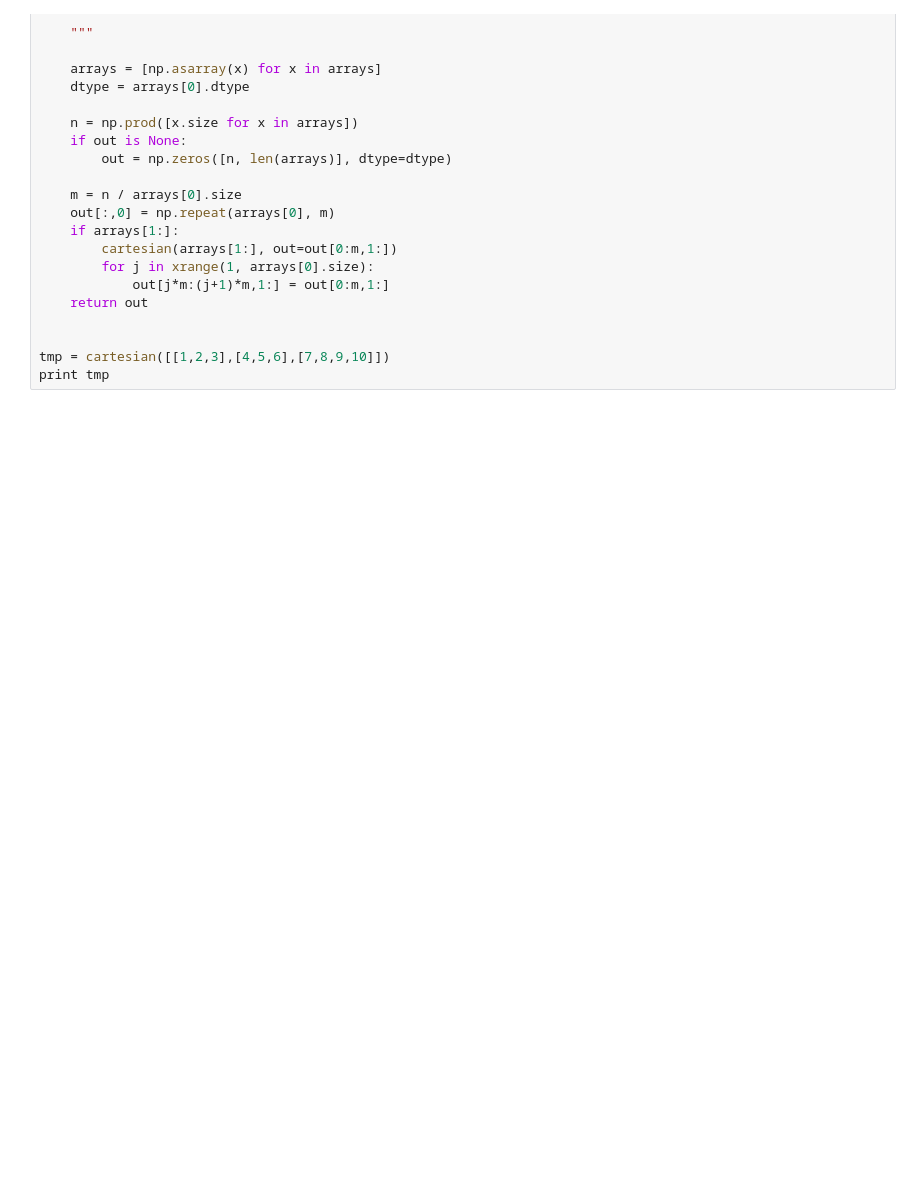
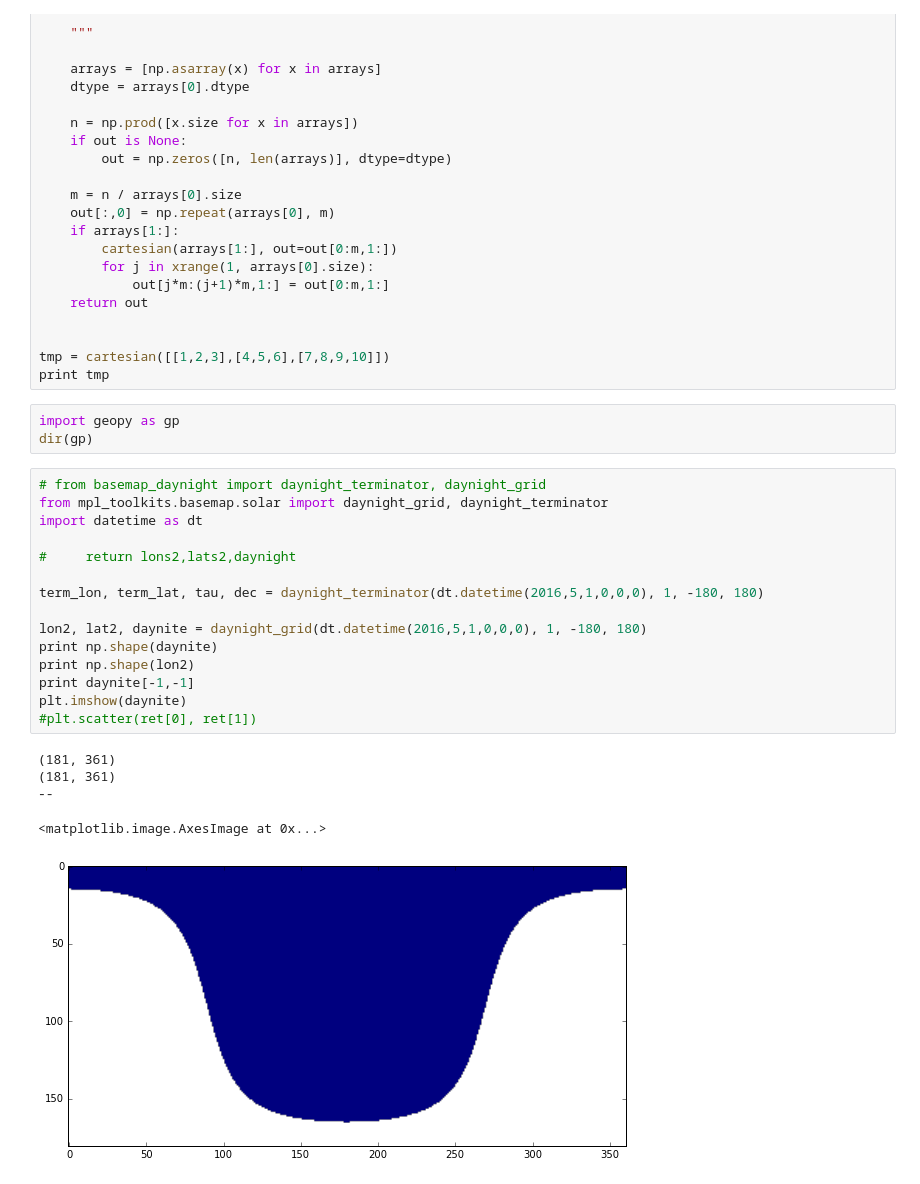
Before and after one commit to asousa/Global_LEP, a Jupyter notebook: model_testbench.ipynb, the cells around one changed output. Drawn from its saved outputs; the diff is of its cells as text; blank space fills up the shorter version.

```diff
--- a/model_testbench.ipynb
+++ b/model_testbench.ipynb
@@ -486,3 +500,27 @@ def cartesian(arrays, out=None):
 
 tmp = cartesian([[1,2,3],[4,5,6],[7,8,9,10]])
 print tmp
+# %%
+import geopy as gp
+dir(gp)
+# %%
+# from basemap_daynight import daynight_terminator, daynight_grid
+from mpl_toolkits.basemap.solar import daynight_grid, daynight_terminator
+import datetime as dt
+
+#     return lons2,lats2,daynight
+
+term_lon, term_lat, tau, dec = daynight_terminator(dt.datetime(2016,5,1,0,0,0), 1, -180, 180)
+
+lon2, lat2, daynite = daynight_grid(dt.datetime(2016,5,1,0,0,0), 1, -180, 180)
+print np.shape(daynite)
+print np.shape(lon2)
+print daynite[-1,-1]
+plt.imshow(daynite)
+#plt.scatter(ret[0], ret[1])
+# %% [output]
+(181, 361)
+(181, 361)
+--
+<matplotlib.image.AxesImage at 0x...>
+[figure, added]
```
Also changed, not shown: parts of 16 cells of this notebook, 7 other files.
